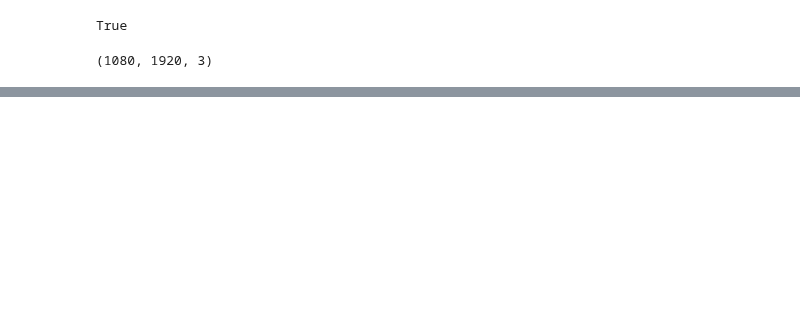
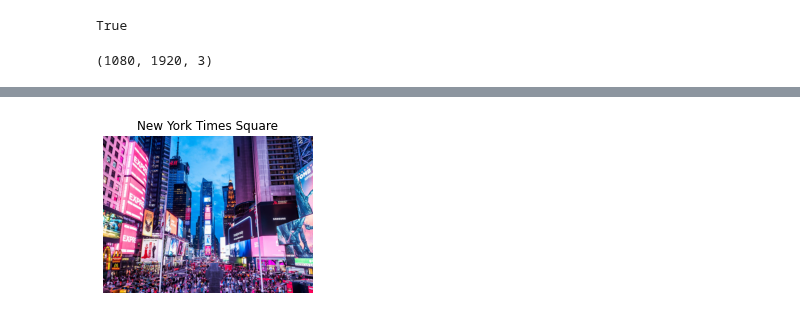
Before and after one commit to SalehMehrabani/Deep-Learning, a Jupyter notebook: OpenCV1.ipynb, the cells around one changed output, grey strips where cells are left out. Saved outputs shown, nothing was run; the diff lists cells and outputs as text; code cells hidden in the pictures; blank space fills up the shorter version.

```diff
--- a/OpenCV1.ipynb
+++ b/OpenCV1.ipynb
@@ -52,0 +70,14 @@ img.shape
+# %%
+def imshow(title= "Image", image= None, size=10):
+  w, h= image.shape[0], image.shape[1]
+  aspect_ratio= w/h
+  plt.figure(figsize=(size*aspect_ratio, size))
+  plt.imshow(cv2.cvtColor(image, cv2.COLOR_BGR2RGB))
+  plt.title(title)
+  plt.axis(False)
+  plt.show()
+# %%
+img= cv2.imread("/content/NewyorkTimesSquare.jpg")
+imshow(title= "New York Times Square", image=img, size= 5)
+# %% [output]
+[figure, added]
```
Also changed, not shown: parts of 8 cells of this notebook.
